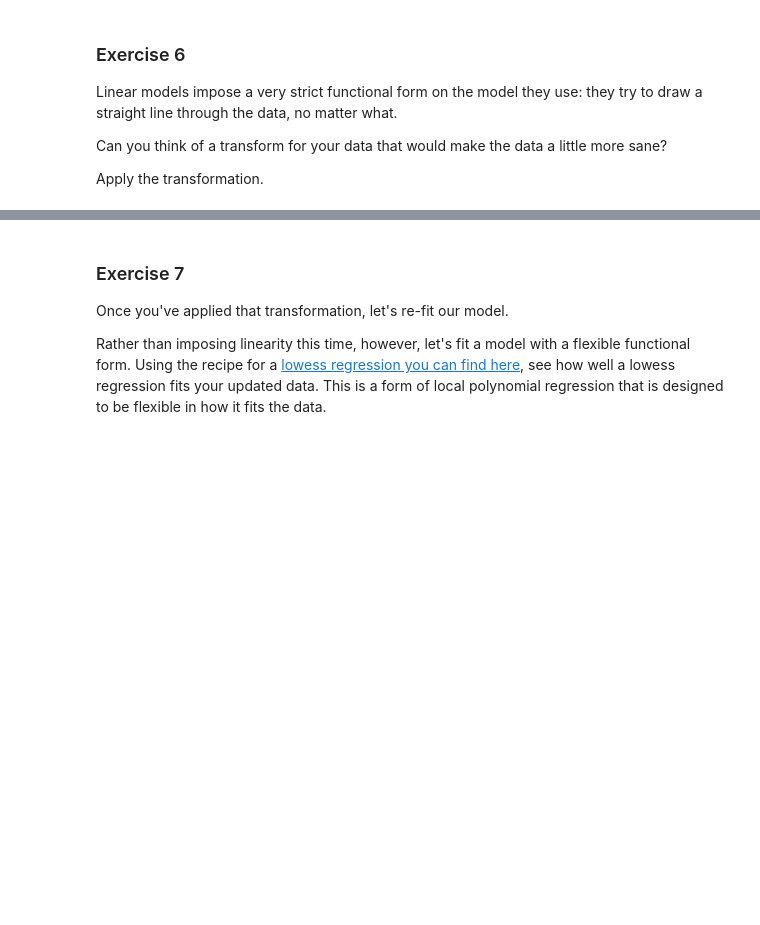
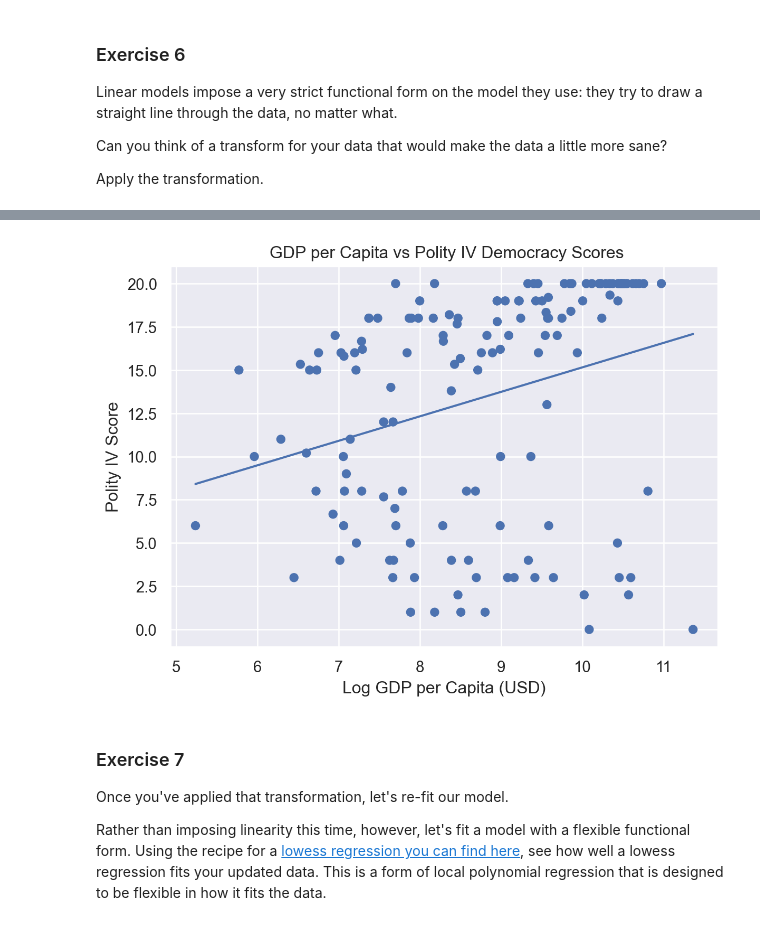
Before and after one commit to BarbaraPFloresRios/IDS720_PracticalDataScience, a Jupyter notebook: 20231026_ExercisePlottingPart2/Exercise_plotting_part2.ipynb, the cells around one changed output, grey strips where cells are left out. Drawn from its saved outputs; the diff is of its cells as text; code cells hidden in the pictures; blank space fills up the shorter version.

```diff
--- a/20231026_ExercisePlottingPart2/Exercise_plotting_part2.ipynb
+++ b/20231026_ExercisePlottingPart2/Exercise_plotting_part2.ipynb
@@ -12,7 +12,7 @@ import numpy as np
 
 pd.set_option("mode.copy_on_write", True)
 
-wdi = pd.read_csv(
+WDI = pd.read_csv(
     "https://raw.githubusercontent.com/nickeubank/"
     "practicaldatascience/master/Example_Data/world-small.csv"
 )
@@ -126,3 +130,7 @@ Apply the transformation.
+# %%
+WDI["log_gdppcap08"] = np.log(WDI["gdppcap08"])
+# %% [output]
+[figure, added]
 # %% [markdown]
 ### Exercise 7
 
```
Also changed, not shown: parts of 7 cells of this notebook, 1 other file.
